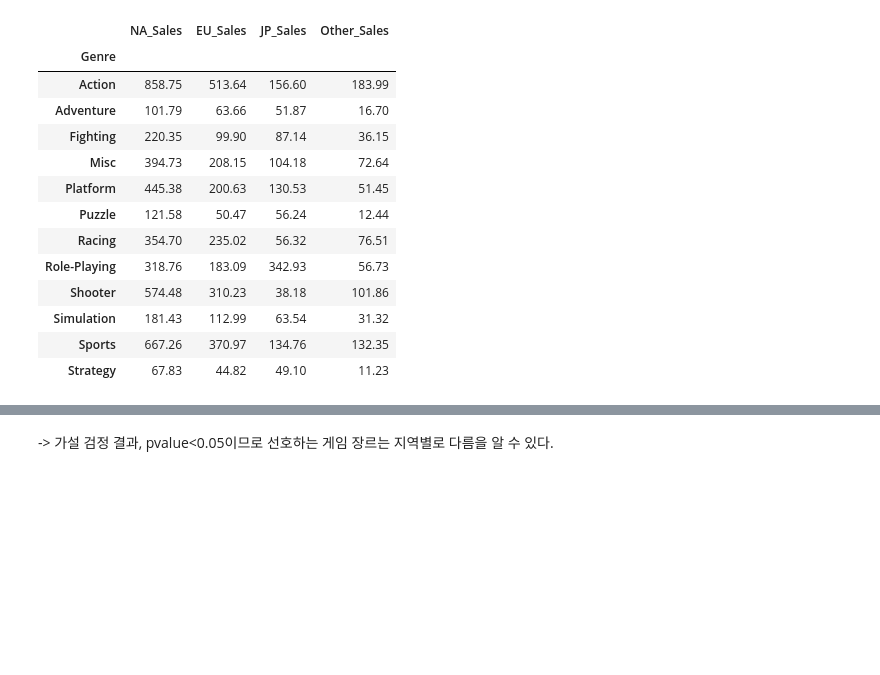
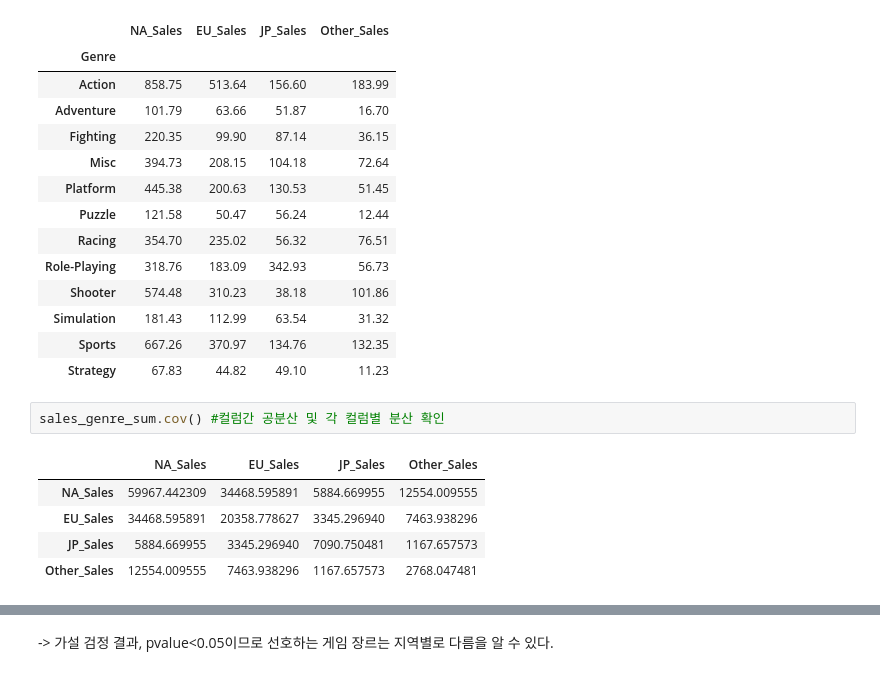
Before and after one commit to yjyg1215/Project_Data-Analysis, a Jupyter notebook: section1_project.ipynb, the cells around one changed output, grey strips where cells are left out. Cells and saved outputs as stored; diff of their text form; blank space fills up the shorter version.

```diff
--- a/section1_project.ipynb
+++ b/section1_project.ipynb
@@ -217,3 +223,11 @@ sales_genre_sum
 | Simulation | 181.43 | 112.99 | 63.54 | 31.32 |
 | Sports | 667.26 | 370.97 | 134.76 | 132.35 |
 | Strategy | 67.83 | 44.82 | 49.10 | 11.23 |
+# %%
+sales_genre_sum.cov() #컬럼간 공분산 및 각 컬럼별 분산 확인
+# %% [output]
+|  | NA_Sales | EU_Sales | JP_Sales | Other_Sales |
+| NA_Sales | 59967.442309 | 34468.595891 | 5884.669955 | 12554.009555 |
+| EU_Sales | 34468.595891 | 20358.778627 | 3345.296940 | 7463.938296 |
+| JP_Sales | 5884.669955 | 3345.296940 | 7090.750481 | 1167.657573 |
+| Other_Sales | 12554.009555 | 7463.938296 | 1167.657573 | 2768.047481 |
```
Also changed, not shown: parts of 6 cells of this notebook.
